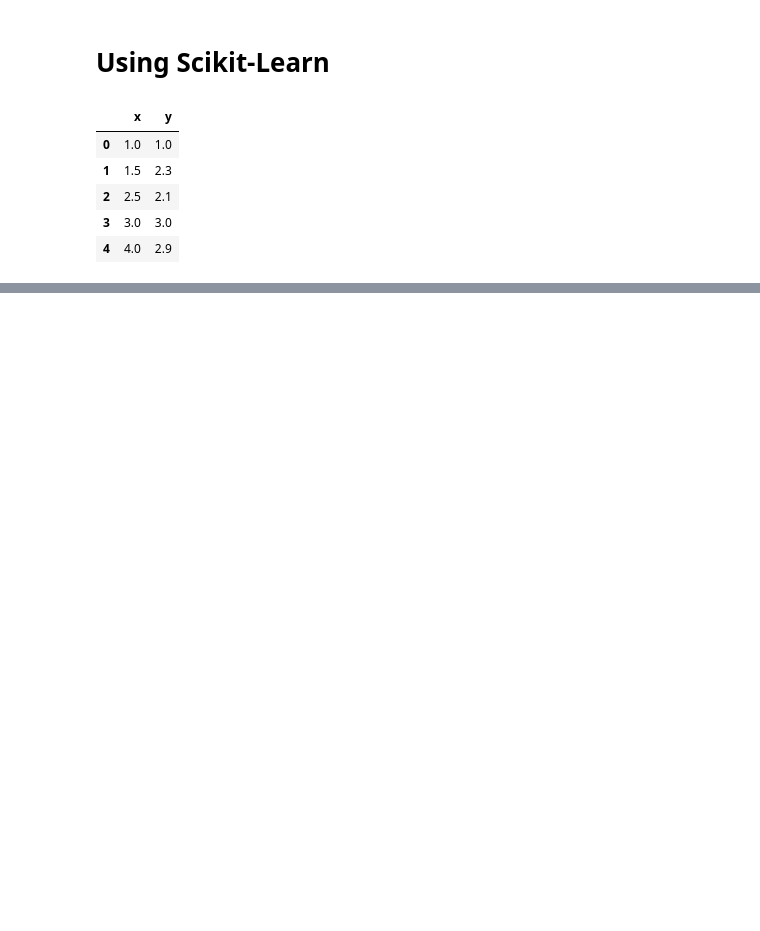
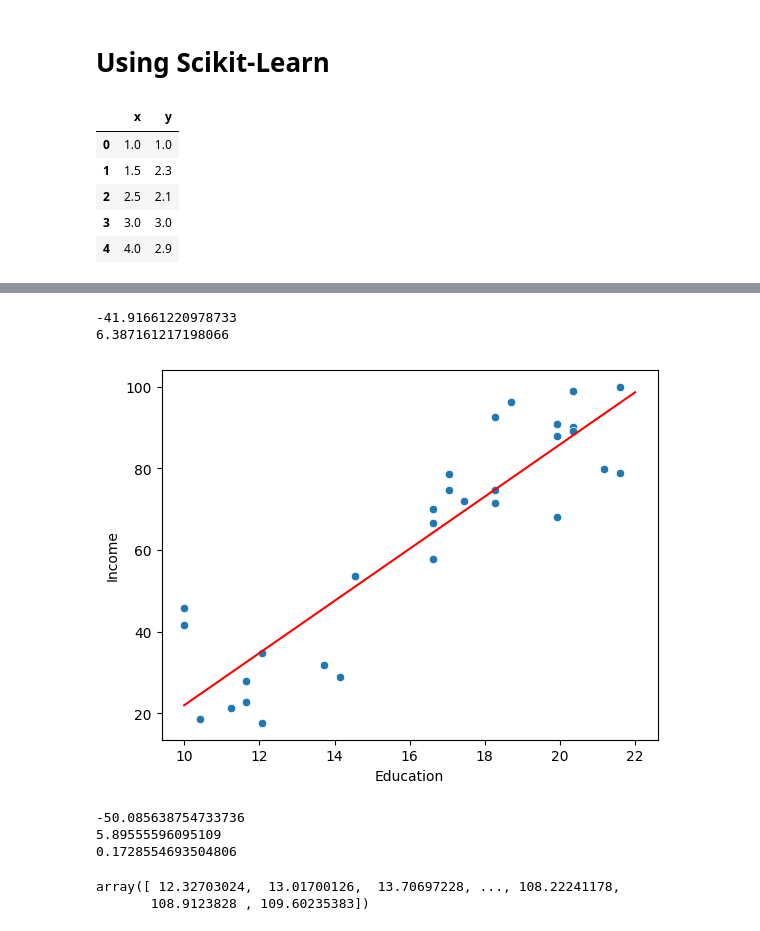
Before and after one commit to IT4063c-Spring23/In-class-sandbox, a Jupyter notebook: modules/Regression/sandbox.ipynb, the cells around one changed output, grey strips where cells are left out. Drawn from its saved outputs; the diff is of its cells as text; code cells hidden in the pictures; blank space fills up the shorter version.

```diff
--- a/modules/Regression/sandbox.ipynb
+++ b/modules/Regression/sandbox.ipynb
@@ -263,0 +295,2 @@ df
+# %%
+income_df = pd.read_csv('./data/Income2.csv')
@@ -263,0 +302,66 @@ df
+# %%
+from sklearn.linear_model import LinearRegression
+
+income_model = LinearRegression()
+income_model.fit(income_df[['Education']], income_df['Income'])
+
+theta0 = income_model.intercept_
+theta1 = income_model.coef_[0]
+
+print(theta0)
+print(theta1)
+# %% [output]
+-41.91661220978733
+6.387161217198066
+# %%
+from sklearn.linear_model import LinearRegression
+
+# create and train the model
+income_model = LinearRegression()
+income_model.fit(income_df[['Education']], income_df['Income'])
+
+# plot the data points
+sns.scatterplot(x='Education', y='Income', data=income_df)
+
+# plot the regression line
+x = np.linspace(10, 22, 5)
+y = income_model.coef_[0]*x + income_model.intercept_
+
+plt.plot(x,y, label=f'y= {income_model.intercept_} + {income_model.coef_[0]}x', color='red')
+
+plt.show()
+# %% [output]
+[figure, added]
+# %%
+from sklearn.linear_model import LinearRegression
+
+income_model = LinearRegression()
+income_model.fit(income_df[['Education', 'Seniority']], income_df['Income'])
+
+theta0 = income_model.intercept_
+theta1 = income_model.coef_[0]
+theta2 = income_model.coef_[1]
+
+print(theta0)
+print(theta1)
+print(theta2)
+# %% [output]
+-50.085638754733736
+5.89555596095109
+0.1728554693504806
+# %%
+import numpy as np
+
+x_surf, y_surf = np.meshgrid(
+  np.linspace(income_df.Education.min(), income_df.Education.max(), 100),
+  np.linspace(income_df.Seniority.min(), income_df.Seniority.max(), 100)
+)
+surfaceX = pd.DataFrame({'Education': x_surf.ravel(), 'Seniority': y_surf.ravel()})
+predictedIncomeForSurface=income_model.predict(surfaceX)
+
+## convert the predicted result in an array
+predictedIncomeForSurface=np.array(predictedIncomeForSurface)
+predictedIncomeForSurface
+# %% [output]
+array([ 12.32703024,  13.01700126,  13.70697228, ..., 108.22241178,
+       108.9123828 , 109.60235383])
```
Also changed, not shown: parts of 11 cells of this notebook.
